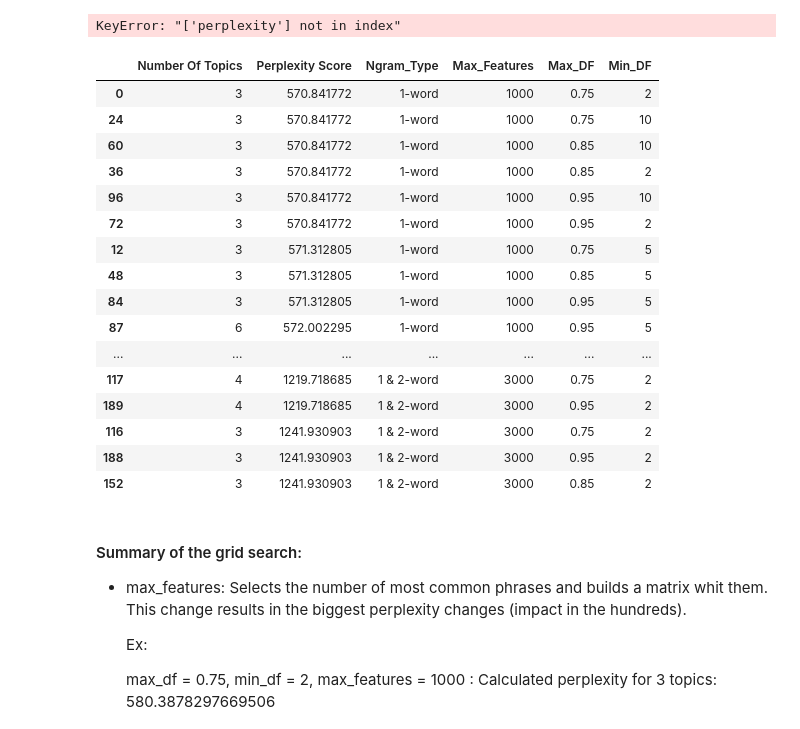
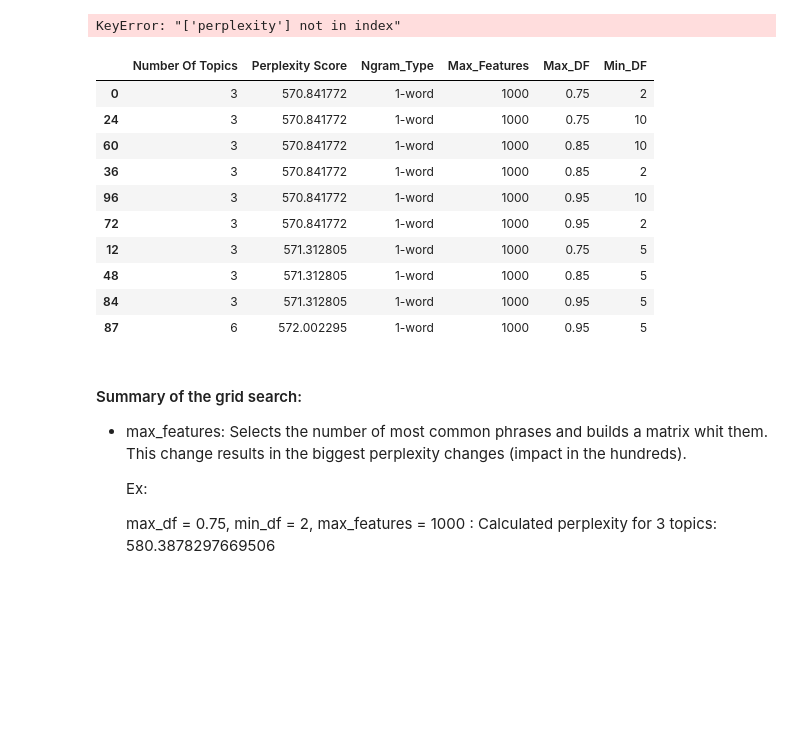
Before and after one commit to Hunteracademic/Unsupervised_assignment_1, a Jupyter notebook: FinalProject_Group04_AlexKravtsov_DanielCastiblanco_HunterWard.ipynb, the cells around one changed output. Saved outputs shown, nothing was run; the diff lists cells and outputs as text; code cells hidden in the pictures; blank space fills up the shorter version.

Commit message:
Removed long table

```diff
--- a/FinalProject_Group04_AlexKravtsov_DanielCastiblanco_HunterWard.ipynb
+++ b/FinalProject_Group04_AlexKravtsov_DanielCastiblanco_HunterWard.ipynb
@@ -289,33 +289,26 @@ max_df = 0.95, min_df = 10, max_features = 3000 : Calculated perplexity for 5 to
 max_df = 0.95, min_df = 10, max_features = 3000 : Calculated perplexity for 6 topics: 1202.377790058694
 KeyError: "['perplexity'] not in index"
 # %%
-# Uncomment to run the full analysis.
+# Concatenate all the perplexity DataFrames into a single DataFrame for analysis
+perp_concat = pd.concat(perplexity_dfs, ignore_index=True)
 
-# # Concatenate all the perplexity DataFrames into a single DataFrame for analysis
-# perp_concat = pd.concat(perplexity_dfs, ignore_index=True)
-# perp_concat.sort_values(by='Perplexity Score', inplace=True)
+# Sort by Perplexity Score (ascending is default, showing lowest/best scores first)
+perp_concat.sort_values(by='Perplexity Score', inplace=True)
 
-# # Display the full DataFrame with all rows and columns to analyze the perplexity scores for different parameter combinations
-# with pd.option_context('display.max_rows', None, 'display.max_columns', None):
-#     display(perp_concat)
+# Display only the top 10 results
+display(perp_concat.head(10))
 # %% [output]
 |  | Number Of Topics | Perplexity Score | Ngram_Type | Max_Features | Max_DF | Min_DF |
 | 0 | 3 | 570.841772 | 1-word | 1000 | 0.75 | 2 |
 | 24 | 3 | 570.841772 | 1-word | 1000 | 0.75 | 10 |
 | 60 | 3 | 570.841772 | 1-word | 1000 | 0.85 | 10 |
 | 36 | 3 | 570.841772 | 1-word | 1000 | 0.85 | 2 |
 | 96 | 3 | 570.841772 | 1-word | 1000 | 0.95 | 10 |
 | 72 | 3 | 570.841772 | 1-word | 1000 | 0.95 | 2 |
 | 12 | 3 | 571.312805 | 1-word | 1000 | 0.75 | 5 |
 | 48 | 3 | 571.312805 | 1-word | 1000 | 0.85 | 5 |
 | 84 | 3 | 571.312805 | 1-word | 1000 | 0.95 | 5 |
 | 87 | 6 | 572.002295 | 1-word | 1000 | 0.95 | 5 |
-| ... | ... | ... | ... | ... | ... | ... |
-| 117 | 4 | 1219.718685 | 1 & 2-word | 3000 | 0.75 | 2 |
-| 189 | 4 | 1219.718685 | 1 & 2-word | 3000 | 0.95 | 2 |
-| 116 | 3 | 1241.930903 | 1 & 2-word | 3000 | 0.75 | 2 |
-| 188 | 3 | 1241.930903 | 1 & 2-word | 3000 | 0.95 | 2 |
-| 152 | 3 | 1241.930903 | 1 & 2-word | 3000 | 0.85 | 2 |
 # %% [markdown]
 #### Summary of the grid search:
 
```
